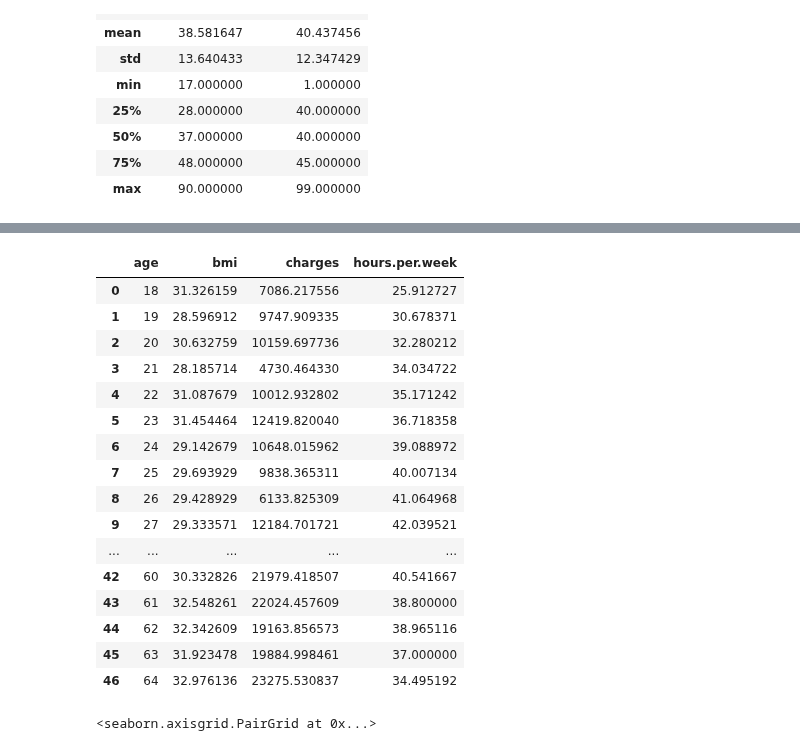
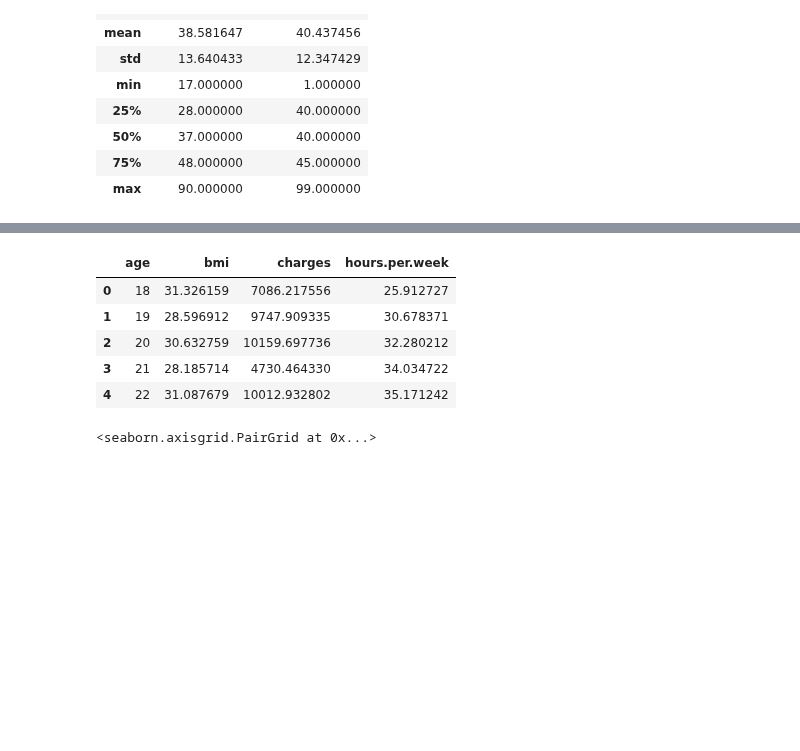
Before and after one commit to ubco-W2022T2-data301/project-group-group08, a Jupyter notebook: analysis/analysis2.ipynb, the cells around one changed output, grey strips where cells are left out. Cells and saved outputs as stored; diff of their text form; code cells hidden in the pictures; blank space fills up the shorter version.

```diff
--- a/analysis/analysis2.ipynb
+++ b/analysis/analysis2.ipynb
@@ -21,7 +23,8 @@ income = pd.read_csv("../data/raw/adult_income.csv")
 ### RQ1: To what extent does the correlation exist between BMI, Health Care Cost, and Work Hours per week?
 # %%
 health_filtered = healthcost.drop(['sex','children', 'smoker', 'region'], axis = 1)
-health_filtered.dropna()
+health_filtered = health_filtered.dropna()
+health_filtered.head()
 # %% [output]
 |  | age | bmi | charges |
 | 0 | 19 | 27.900 | 16884.92400 |
@@ -39,6 +35,7 @@ health_filtered.dropna()
 # %%
 income_filtered = income.drop(['workclass', 'fnlwgt', 'education', 'education.num','marital.status','occupation','relationship','race','sex','capital.gain','capital.loss','native.country', 'income'], axis = 1)
-income_filtered.dropna()
+income_filtered = income_filtered.dropna()
+income_filtered.head()
 # %% [output]
 |  | age | hours.per.week |
 | 0 | 90 | 40 |
@@ -118,24 +90,13 @@ hoursByAge
 # %%
 RQ1 = pd.merge(healthByAge, hoursByAge, how='inner', on='age')
-RQ1
+RQ1.head()
 # %% [output]
 |  | age | bmi | charges | hours.per.week |
 | 0 | 18 | 31.326159 | 7086.217556 | 25.912727 |
 | 1 | 19 | 28.596912 | 9747.909335 | 30.678371 |
 | 2 | 20 | 30.632759 | 10159.697736 | 32.280212 |
 | 3 | 21 | 28.185714 | 4730.464330 | 34.034722 |
 | 4 | 22 | 31.087679 | 10012.932802 | 35.171242 |
-| 5 | 23 | 31.454464 | 12419.820040 | 36.718358 |
-| 6 | 24 | 29.142679 | 10648.015962 | 39.088972 |
-| 7 | 25 | 29.693929 | 9838.365311 | 40.007134 |
-| 8 | 26 | 29.428929 | 6133.825309 | 41.064968 |
-| 9 | 27 | 29.333571 | 12184.701721 | 42.039521 |
-| ... | ... | ... | ... | ... |
-| 42 | 60 | 30.332826 | 21979.418507 | 40.541667 |
-| 43 | 61 | 32.548261 | 22024.457609 | 38.800000 |
-| 44 | 62 | 32.342609 | 19163.856573 | 38.965116 |
-| 45 | 63 | 31.923478 | 19884.998461 | 37.000000 |
-| 46 | 64 | 32.976136 | 23275.530837 | 34.495192 |
 # %%
 sns.pairplot(RQ1)
 # %% [output]
```
Also changed, not shown: parts of 7 cells of this notebook, 1 other file.
